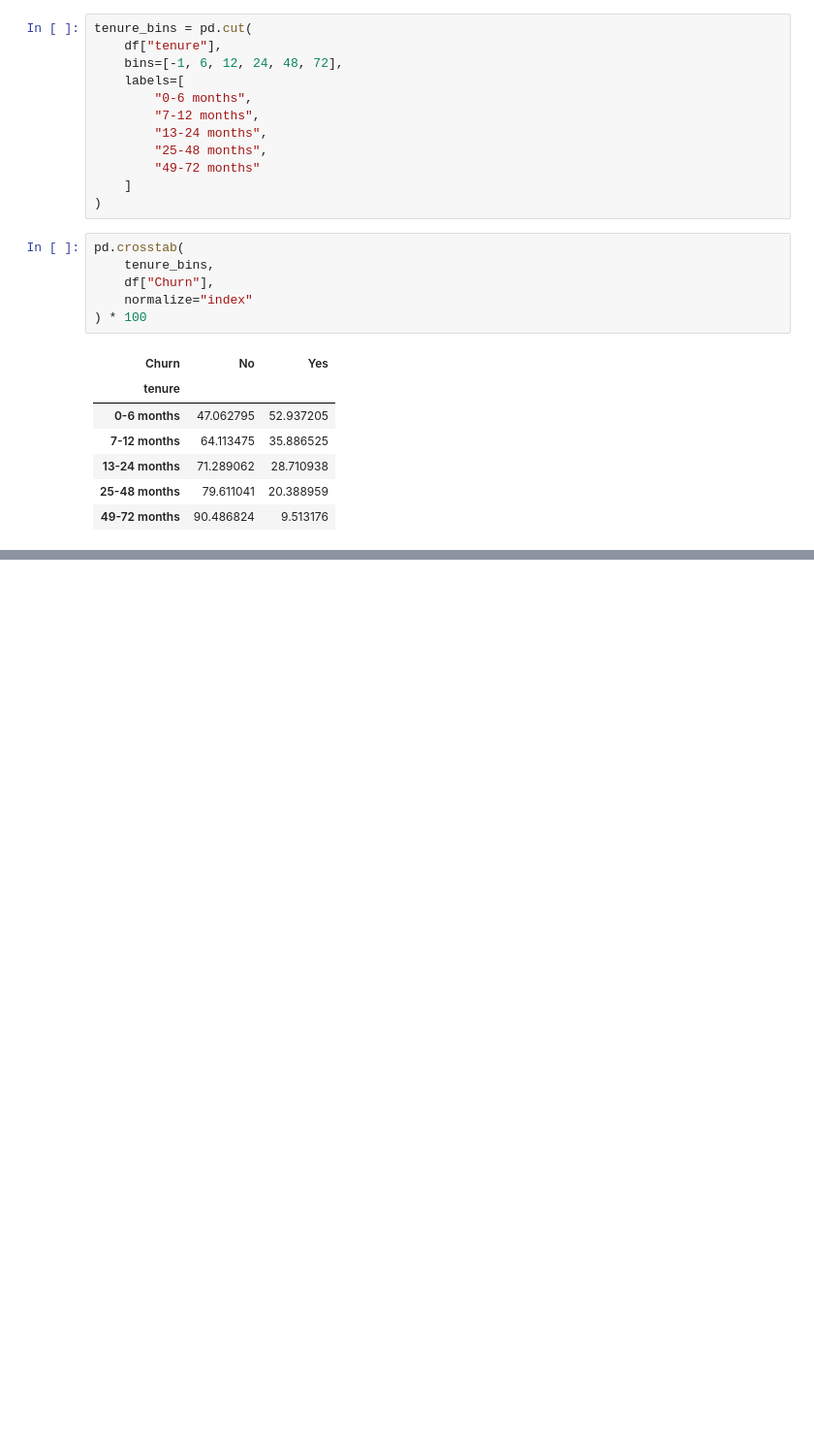
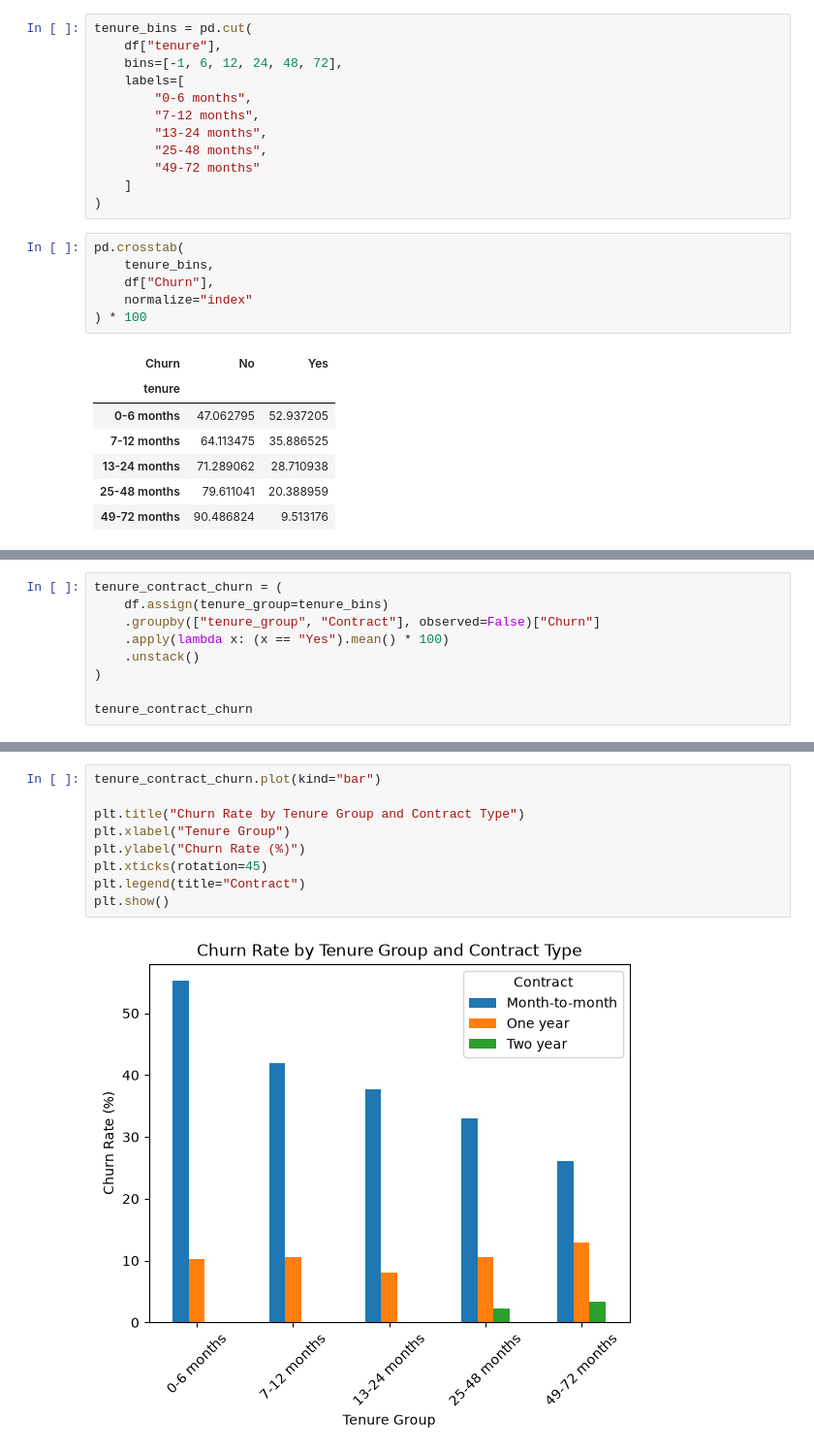
Before and after one commit to Pabloricoc/customer-churn-ml, a Jupyter notebook: notebooks/02_eda.ipynb, the cells around one changed output, grey strips where cells are left out. Shown at 97% size. Drawn from its saved outputs; the diff is of its cells as text; blank space fills up the shorter version.

```diff
--- a/notebooks/02_eda.ipynb
+++ b/notebooks/02_eda.ipynb
@@ -349,0 +403,9 @@ pd.crosstab(
+# %%
+tenure_contract_churn = (
+    df.assign(tenure_group=tenure_bins)
+    .groupby(["tenure_group", "Contract"], observed=False)["Churn"]
+    .apply(lambda x: (x == "Yes").mean() * 100)
+    .unstack()
+)
+
+tenure_contract_churn
@@ -349,0 +420,11 @@ pd.crosstab(
+# %%
+tenure_contract_churn.plot(kind="bar")
+
+plt.title("Churn Rate by Tenure Group and Contract Type")
+plt.xlabel("Tenure Group")
+plt.ylabel("Churn Rate (%)")
+plt.xticks(rotation=45)
+plt.legend(title="Contract")
+plt.show()
+# %% [output]
+[figure, added]
```
Also changed, not shown: parts of 10 cells of this notebook.
